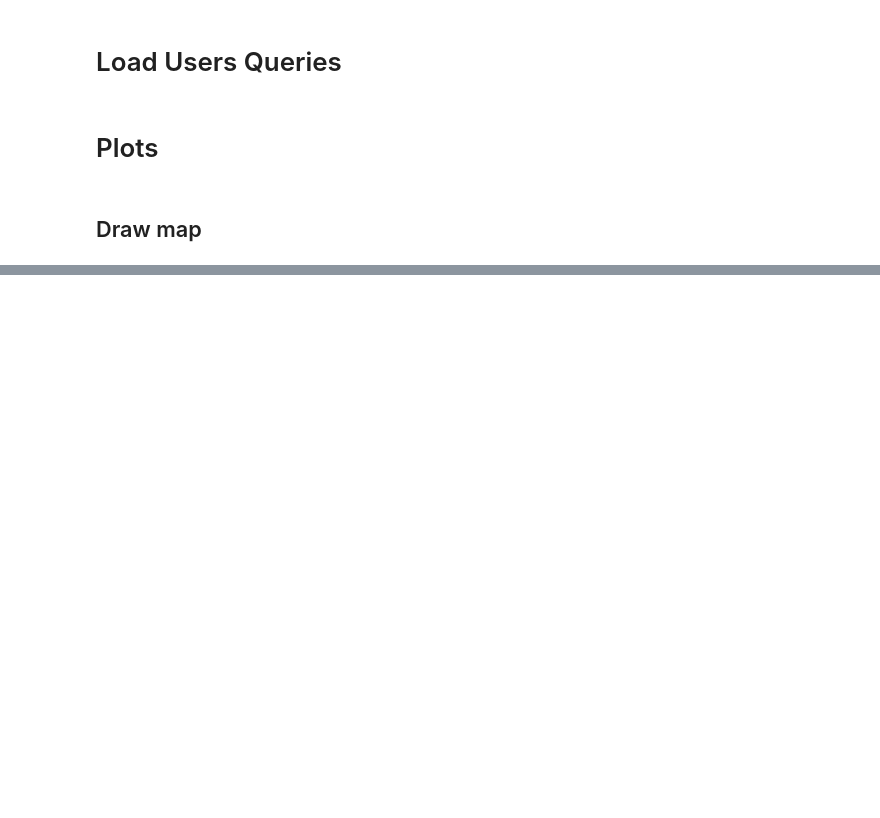
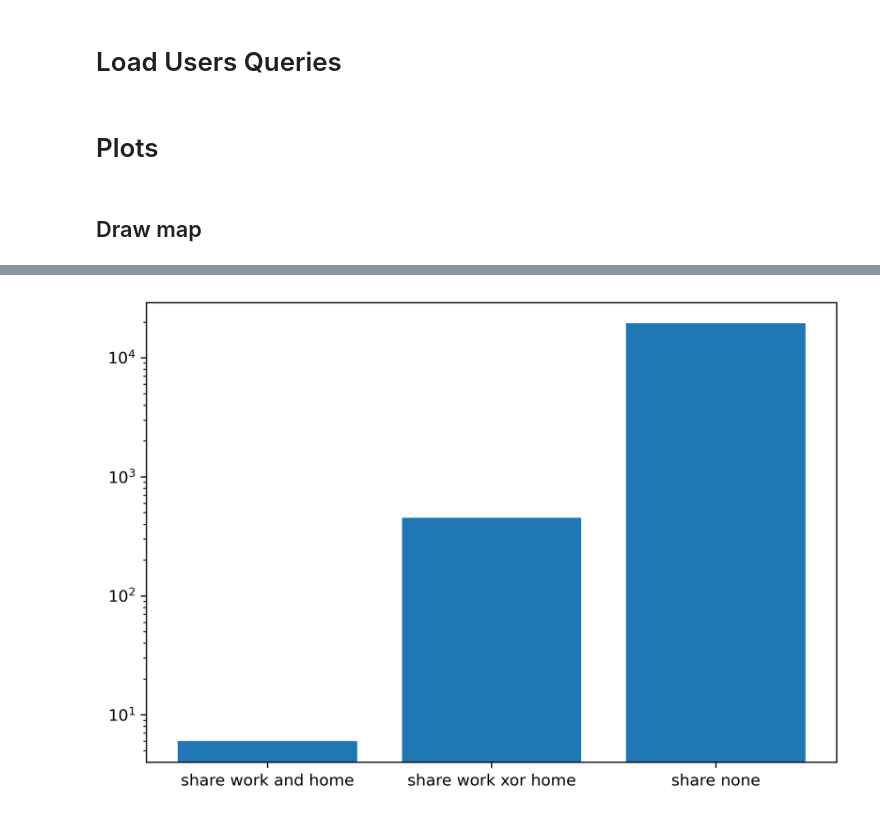
Before and after one commit to danielementary/SecretStroll, a Jupyter notebook: part2/privacy_evaluation.ipynb, the cells around one changed output, grey strips where cells are left out. Cells and saved outputs as stored; diff of their text form; code cells hidden in the pictures; blank space fills up the shorter version.

```diff
--- a/part2/privacy_evaluation.ipynb
+++ b/part2/privacy_evaluation.ipynb
@@ -79,0 +147,34 @@ plt.show()
+# %%
+ip_to_home_work = {}
+
+for u in list(QUERIES.keys()):
+    h = list(home_poi[u].keys())[0]
+    w = list(work_poi[u].keys())[0]
+    ip_to_home_work[u] = (h,w)
+# %%
+def plot_pairs():
+    share_none = 0
+    share_one  = 0
+    share_both = 0
+
+    users = list(QUERIES.keys())
+
+    for i in range(len(users)):
+        for j in range(i+1, len(users)):
+            u, v = users[i], users[j]
+            if ip_to_home_work[u] == ip_to_home_work[v]:
+                share_both += 1
+            elif ip_to_home_work[u][0] == ip_to_home_work[v][0] or ip_to_home_work[u][1] == ip_to_home_work[v][1]:
+                share_one += 1
+            else:
+                share_none += 1
+
+    fig = plt.figure()
+    ax = fig.add_axes([0,0,1,1])
+    ax.set_yscale('log')
+    ax.bar(['share work and home', 'share work xor home', 'share none'], [share_both, share_one, share_none])
+    plt.show()
+# %%
+plot_pairs()
+# %% [output]
+[figure, added]
```
Also changed, not shown: parts of 12 cells of this notebook.
